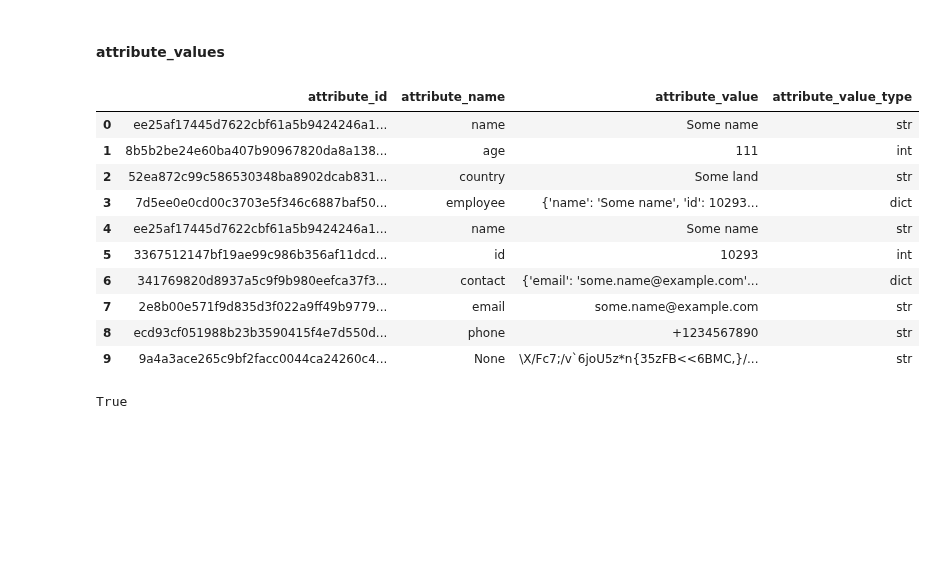
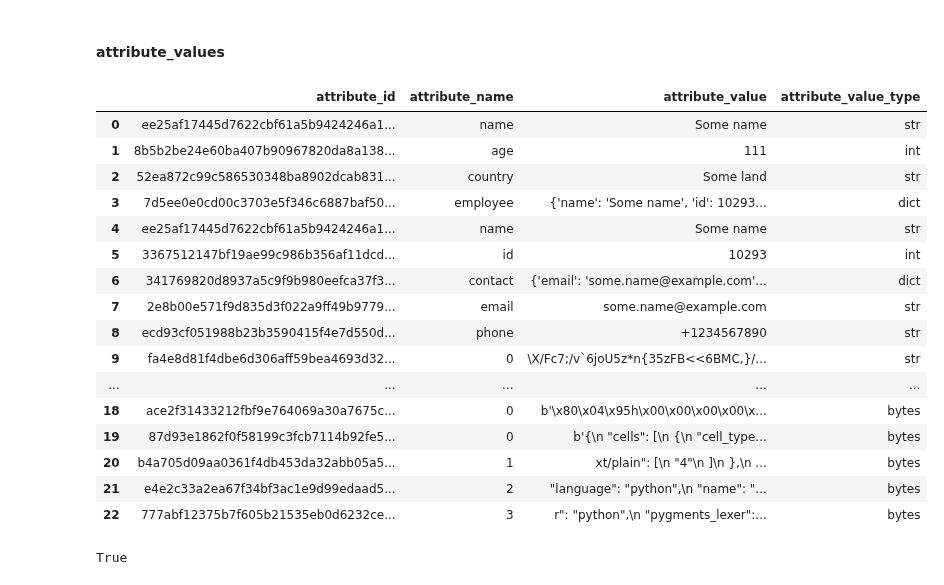
Before and after one commit to Kiril-Mordan/reusables, a Jupyter notebook: draft_notebooks/parameterframe.ipynb, the cells around one changed output. Drawn from its saved outputs; the diff is of its cells as text; code cells hidden in the pictures; blank space fills up the shorter version.

```diff
--- a/draft_notebooks/parameterframe.ipynb
+++ b/draft_notebooks/parameterframe.ipynb
@@ -116,6 +68,8 @@ pd.DataFrame(pf.commited_tables['ffb2fa4d1f14786e7a11641a870c3db55f08f375fb7ac00
 # %% [markdown]
 #### solution_parameter_set
 # %%
-pd.DataFrame(pf.commited_tables['ffb2fa4d1f14786e7a11641a870c3db55f08f375fb7ac00c9a2127f7cd801a60']['solution_parameter_set']['e73396d2601456e8bb84a811aaec5fb46dda83d70f9cd706ec58d5ea76e0d5dd'])
+param_set_id = 'a54f04d2ff154294309403206e059aec556cdcfa51120649ce663f3230a970d5'
+
+pd.DataFrame(pf.commited_tables['ffb2fa4d1f14786e7a11641a870c3db55f08f375fb7ac00c9a2127f7cd801a60']['solution_parameter_set'][param_set_id])
 # %% [output]
 |  | solution_id | parameter_set_id | deployment_status | insertion_datetime |
@@ -196,19 +162,25 @@ pd.DataFrame([tab for param_id, tab_list in pf.commited_tables['ffb2fa4d1f14786e
 # %%
 pd.DataFrame([tab for param_id, tab_list in pf.commited_tables['ffb2fa4d1f14786e7a11641a870c3db55f08f375fb7ac00c9a2127f7cd801a60']\
     ['attribute_values']\
-        ['e73396d2601456e8bb84a811aaec5fb46dda83d70f9cd706ec58d5ea76e0d5dd'].items() \
+        [param_set_id].items() \
             for tab in tab_list])
 # %% [output]
 |  | attribute_id | attribute_name | attribute_value | attribute_value_type |
 | 0 | ee25af17445d7622cbf61a5b9424246a1... | name | Some name | str |
 | 1 | 8b5b2be24e60ba407b90967820da8a138... | age | 111 | int |
 | 2 | 52ea872c99c586530348ba8902dcab831... | country | Some land | str |
 | 3 | 7d5ee0e0cd00c3703e5f346c6887baf50... | employee | {'name': 'Some name', 'id': 10293... | dict |
 | 4 | ee25af17445d7622cbf61a5b9424246a1... | name | Some name | str |
 | 5 | 3367512147bf19ae99c986b356af11dcd... | id | 10293 | int |
 | 6 | 341769820d8937a5c9f9b980eefca37f3... | contact | {'email': 'some.name@example.com'... | dict |
 | 7 | 2e8b00e571f9d835d3f022a9ff49b9779... | email | some.name@example.com | str |
 | 8 | ecd93cf051988b23b3590415f4e7d550d... | phone | +1234567890 | str |
-| 9 | 9a4a3ace265c9bf2facc0044ca24260c4... | None | \X/Fc7;/v`6joU5z*n{35zFB<<6BMC,}/... | str |
+| 9 | fa4e8d81f4dbe6d306aff59bea4693d32... | 0 | \X/Fc7;/v`6joU5z*n{35zFB<<6BMC,}/... | str |
+| ... | ... | ... | ... | ... |
+| 18 | ace2f31433212fbf9e764069a30a7675c... | 0 | b'\x80\x04\x95h\x00\x00\x00\x00\x... | bytes |
+| 19 | 87d93e1862f0f58199c3fcb7114b92fe5... | 0 | b'{\n "cells": [\n {\n "cell_type... | bytes |
+| 20 | b4a705d09aa0361f4db453da32abb05a5... | 1 | xt/plain": [\n "4"\n ]\n },\n ... | bytes |
+| 21 | e4e2c33a2ea67f34bf3ac1e9d99edaad5... | 2 | "language": "python",\n "name": "... | bytes |
+| 22 | 777abf12375b7f605b21535eb0d6232ce... | 3 | r": "python",\n "pygments_lexer":... | bytes |
 # %%
 pf.database_connector.add_entries(table_name = 'attribute_values',
```
Also changed, not shown: parts of 13 cells of this notebook, 1 other file.
